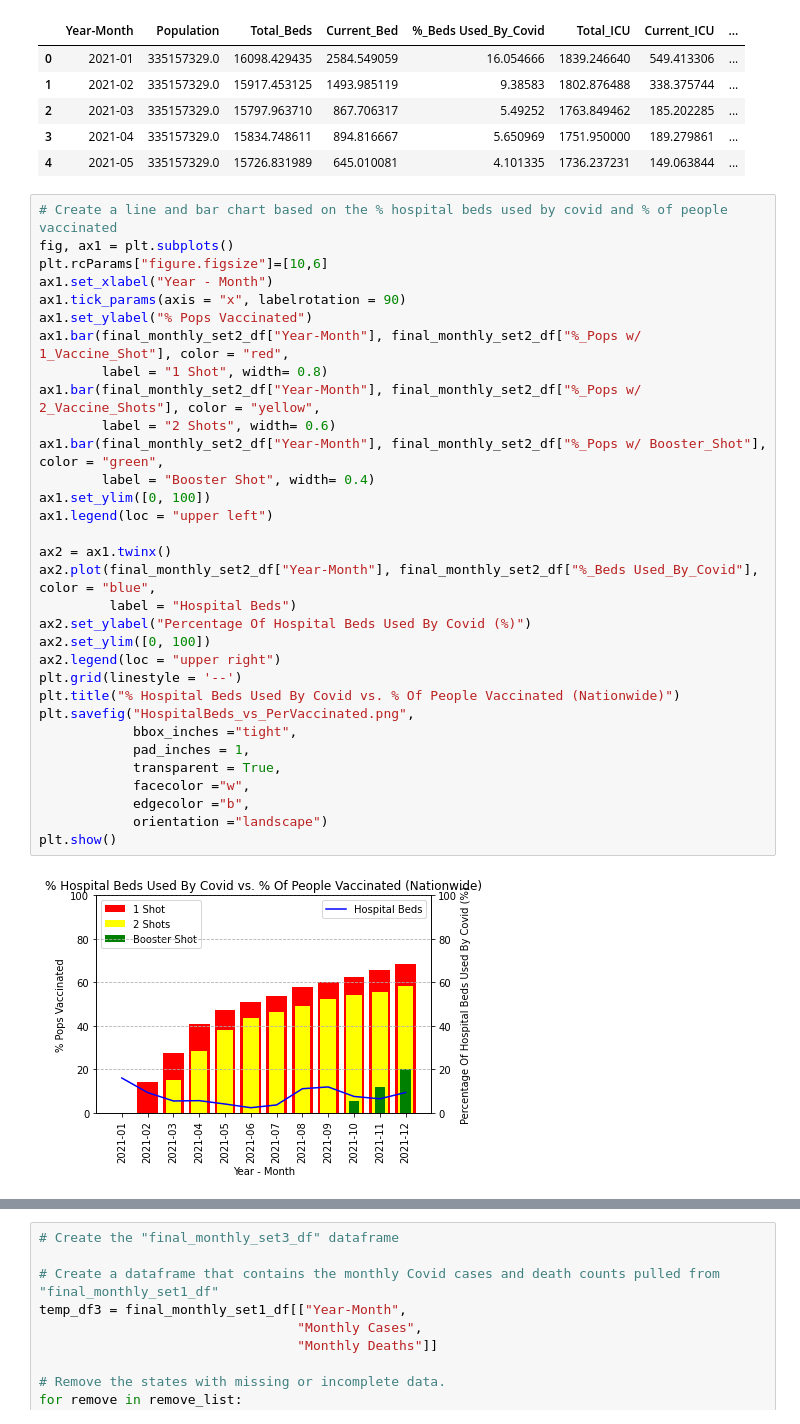
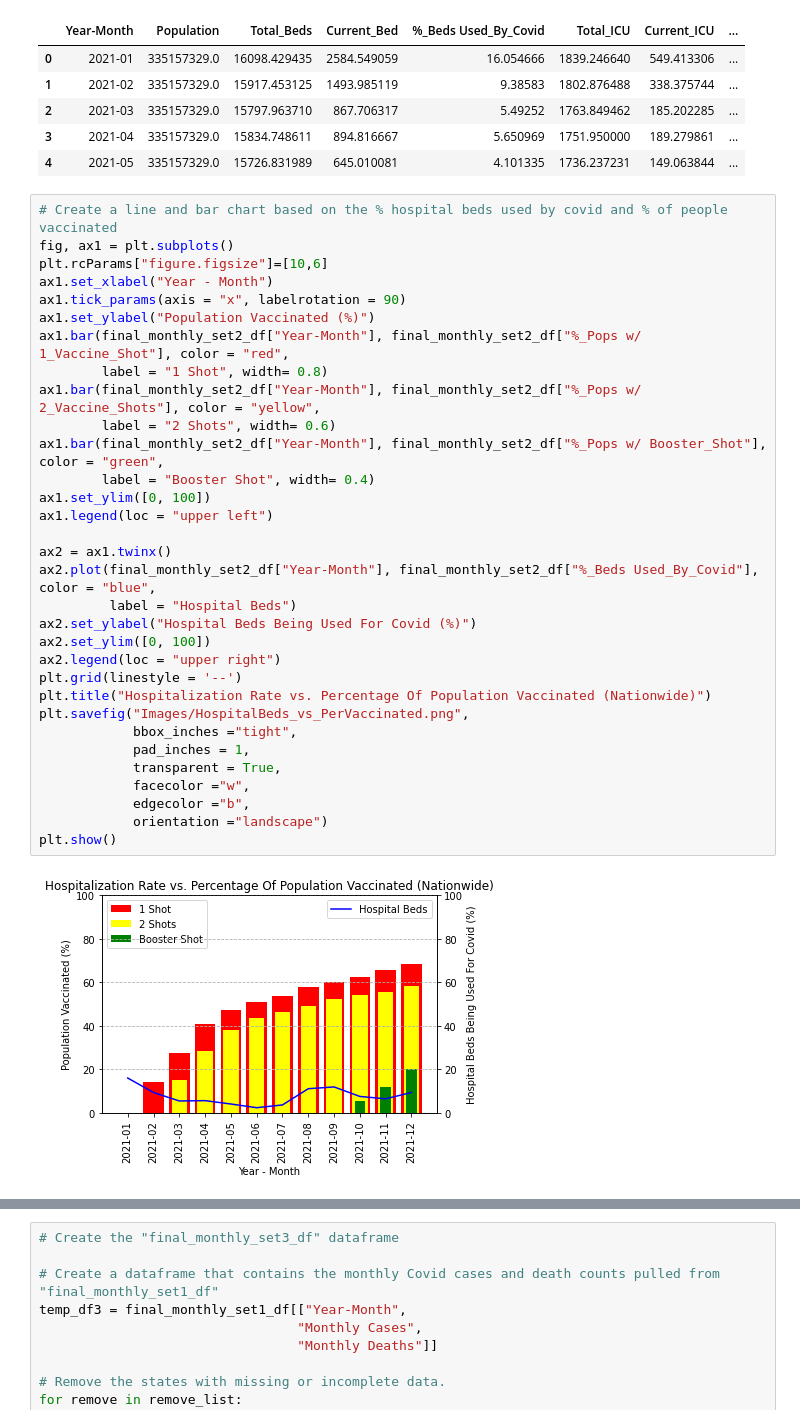
Before and after one commit to tracypoon/Group_3_Project, a Jupyter notebook: Tom/Covid Data Analysis v2.ipynb, the cells around one changed output, grey strips where cells are left out. Saved outputs shown, nothing was run; the diff lists cells and outputs as text.

```diff
--- a/Tom/Covid Data Analysis v2.ipynb
+++ b/Tom/Covid Data Analysis v2.ipynb
@@ -365,37 +365,37 @@ final_monthly_set2_df.head()
 # %%
 # Create a line and bar chart based on the % hospital beds used by covid and % of people vaccinated
 fig, ax1 = plt.subplots()
 plt.rcParams["figure.figsize"]=[10,6]
 ax1.set_xlabel("Year - Month")
 ax1.tick_params(axis = "x", labelrotation = 90)
-ax1.set_ylabel("% Pops Vaccinated")
+ax1.set_ylabel("Population Vaccinated (%)")
 ax1.bar(final_monthly_set2_df["Year-Month"], final_monthly_set2_df["%_Pops w/ 1_Vaccine_Shot"], color = "red",
         label = "1 Shot", width= 0.8)
 ax1.bar(final_monthly_set2_df["Year-Month"], final_monthly_set2_df["%_Pops w/ 2_Vaccine_Shots"], color = "yellow",
         label = "2 Shots", width= 0.6)
 ax1.bar(final_monthly_set2_df["Year-Month"], final_monthly_set2_df["%_Pops w/ Booster_Shot"], color = "green",
         label = "Booster Shot", width= 0.4)
 ax1.set_ylim([0, 100])
 ax1.legend(loc = "upper left")
 
 ax2 = ax1.twinx()
 ax2.plot(final_monthly_set2_df["Year-Month"], final_monthly_set2_df["%_Beds Used_By_Covid"], color = "blue",
          label = "Hospital Beds")
-ax2.set_ylabel("Percentage Of Hospital Beds Used By Covid (%)")
+ax2.set_ylabel("Hospital Beds Being Used For Covid (%)")
 ax2.set_ylim([0, 100])
 ax2.legend(loc = "upper right")
 plt.grid(linestyle = '--')
-plt.title("% Hospital Beds Used By Covid vs. % Of People Vaccinated (Nationwide)")
-plt.savefig("HospitalBeds_vs_PerVaccinated.png",
+plt.title("Hospitalization Rate vs. Percentage Of Population Vaccinated (Nationwide)")
+plt.savefig("Images/HospitalBeds_vs_PerVaccinated.png",
             bbox_inches ="tight",
             pad_inches = 1,
             transparent = True,
             facecolor ="w",
             edgecolor ="b",
             orientation ="landscape")
 plt.show()
 # %% [output]
-[figure, old version]
+[figure, new version]
 # %%
 # Create a line and bar chart based on the % hospital ICU beds used by covid and % of people vaccinated
 fig, ax1 = plt.subplots()
```
Also changed, not shown: parts of 9 cells of this notebook, 10 other files.
